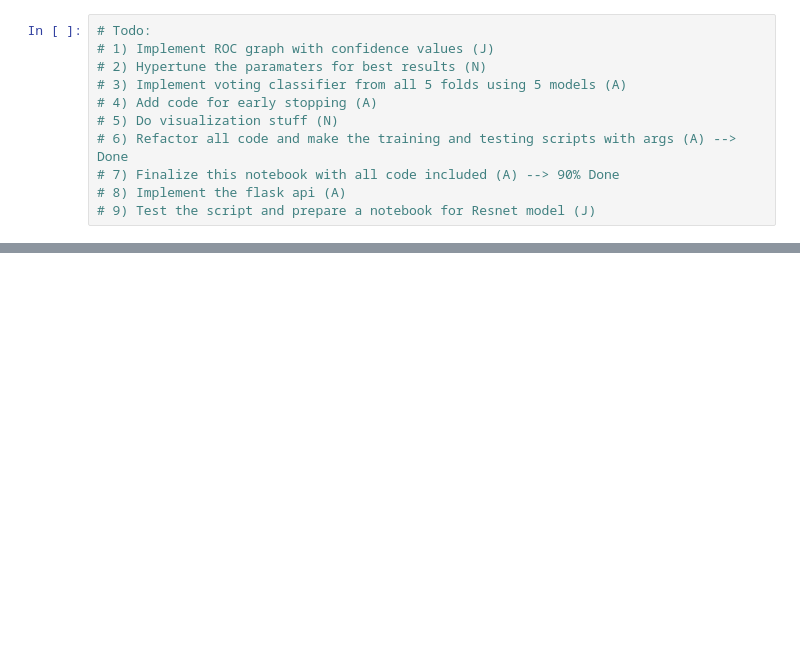
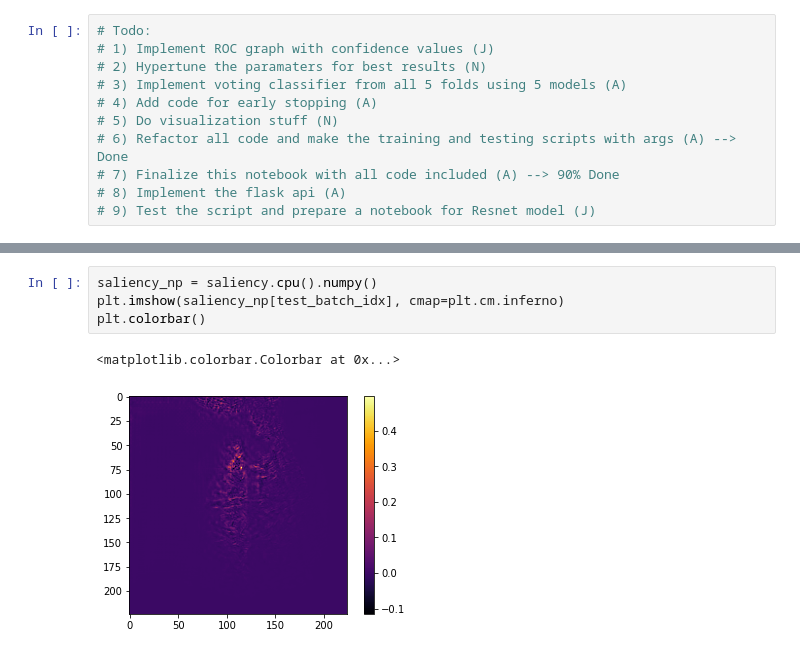
Before and after one commit to ar-ambuj23/covid19_pocus_ultrasound_pytorch, a Jupyter notebook: code/scripts/training_vgg_visualization.ipynb, the cells around one changed output, grey strips where cells are left out. Drawn from its saved outputs; the diff is of its cells as text; blank space fills up the shorter version.

```diff
--- a/code/scripts/training_vgg_visualization.ipynb
+++ b/code/scripts/training_vgg_visualization.ipynb
@@ -563,0 +642,7 @@ weighted avg       0.78      0.72      0.70       692
+# %%
+saliency_np = saliency.cpu().numpy()
+plt.imshow(saliency_np[test_batch_idx], cmap=plt.cm.inferno)
+plt.colorbar()
+# %% [output]
+<matplotlib.colorbar.Colorbar at 0x...>
+[figure, added]
```
Also changed, not shown: parts of 25 cells of this notebook, 2 other files.
